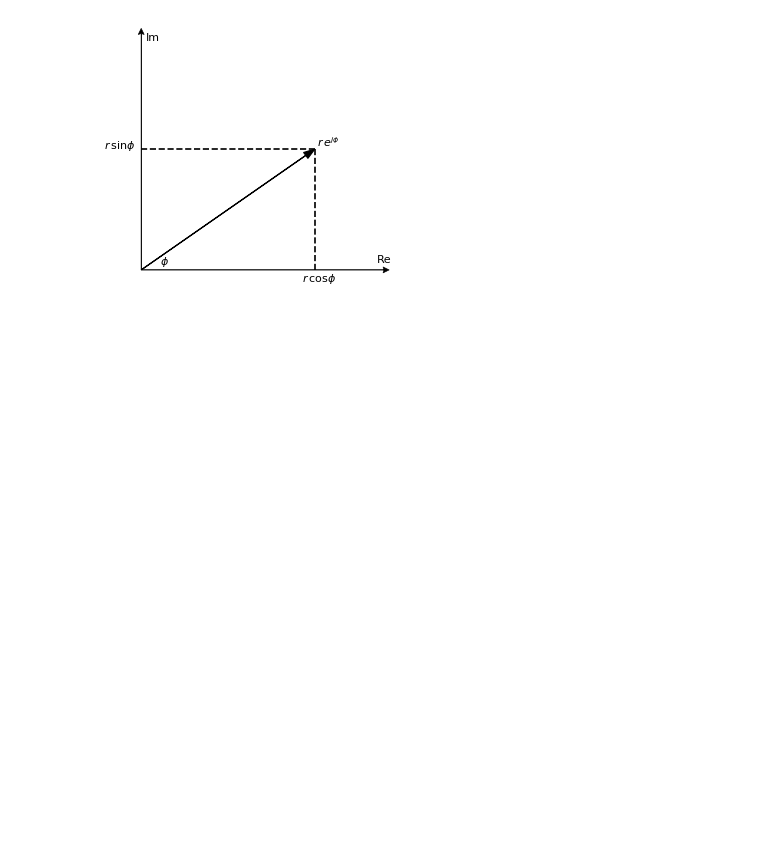
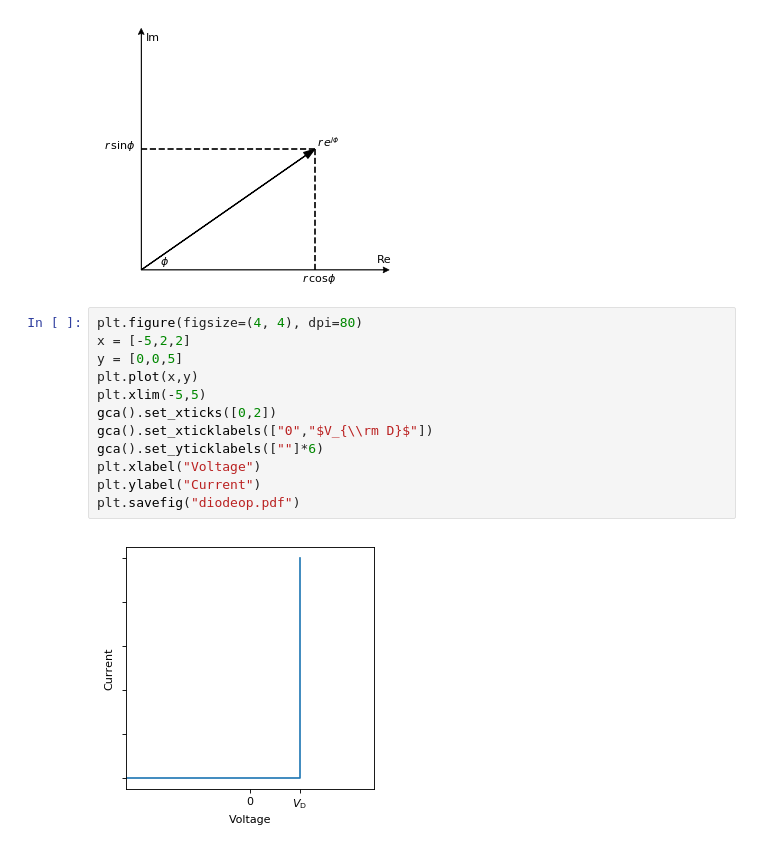
Before and after one commit to mulhearn/classwork, a Jupyter notebook: phy80/rlc/figs/rlc_figures.ipynb, the cells around one changed output. Saved outputs shown, nothing was run; the diff lists cells and outputs as text; blank space fills up the shorter version.

Commit message:
add diode section

```diff
--- a/phy80/rlc/figs/rlc_figures.ipynb
+++ b/phy80/rlc/figs/rlc_figures.ipynb
@@ -413,3 +411,17 @@ arrowed_spines(fig, ax)
 plt.savefig("complex.pdf")
 # %% [output]
 [figure]
+# %%
+plt.figure(figsize=(4, 4), dpi=80)
+x = [-5,2,2]
+y = [0,0,5]
+plt.plot(x,y)
+plt.xlim(-5,5)
+gca().set_xticks([0,2])
+gca().set_xticklabels(["0","$V_{\\rm D}$"])
+gca().set_yticklabels([""]*6)
+plt.xlabel("Voltage")
+plt.ylabel("Current")
+plt.savefig("diodeop.pdf")
+# %% [output]
+[figure, added]
```
Also changed, not shown: parts of 7 cells of this notebook, 20 other files.
